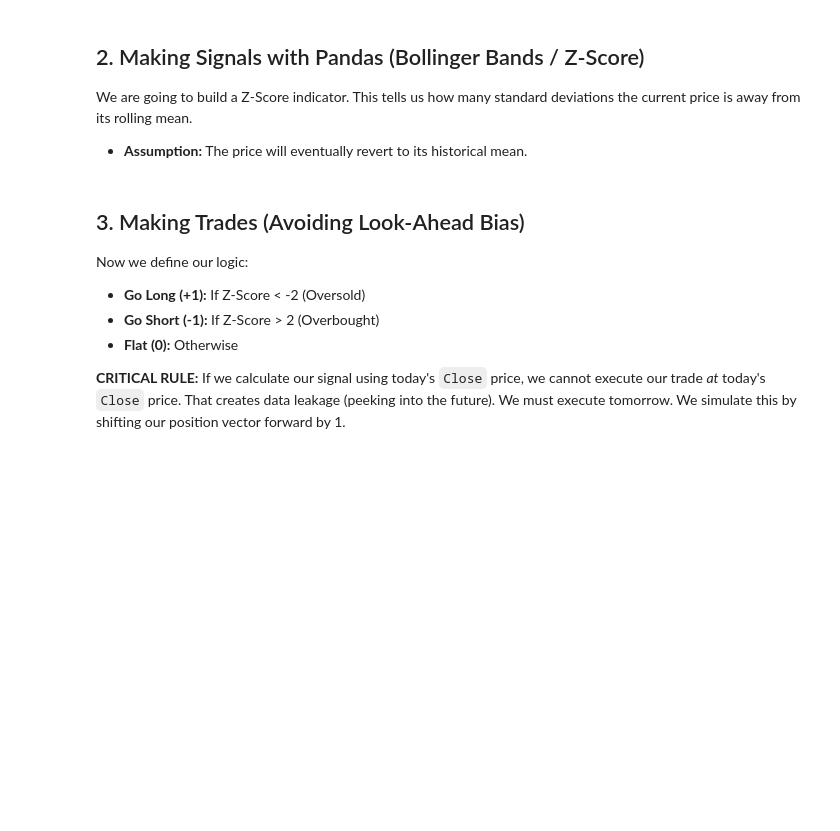
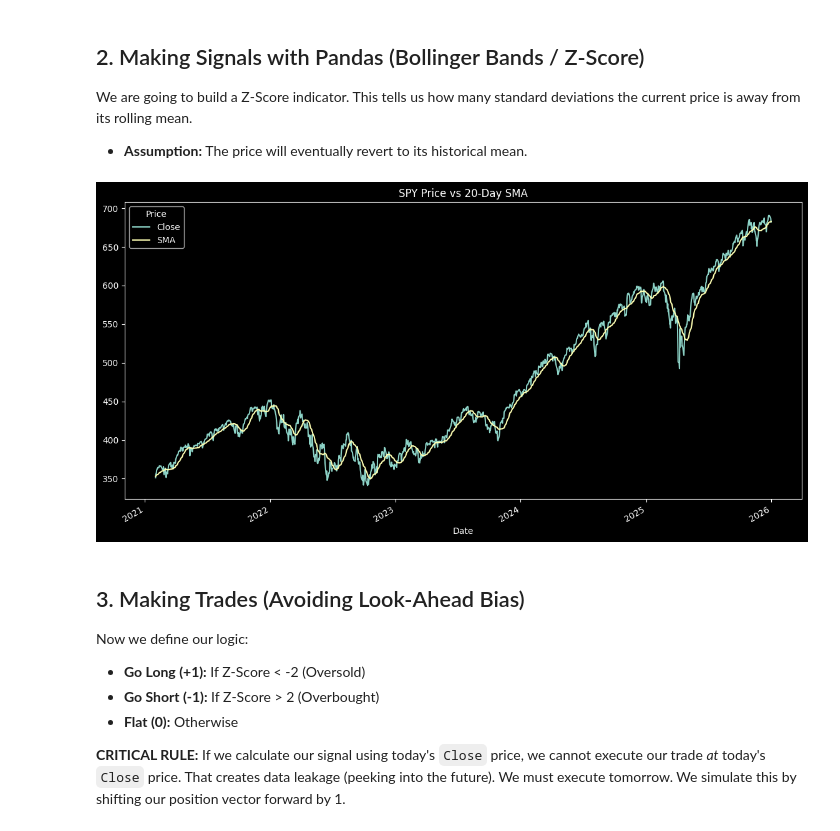
Before and after one commit to jeff547/pandas_numpy_workshop, a Jupyter notebook: workshop.ipynb, the cells around one changed output. Cells and saved outputs as stored; diff of their text form; code cells hidden in the pictures; blank space fills up the shorter version.

```diff
--- a/workshop.ipynb
+++ b/workshop.ipynb
@@ -38,23 +55,25 @@ We are going to build a Z-Score indicator. This tells us how many standard devia
 # %%
 window = 20 #arbitrary rolling window
 
 #we should use .rolling rather than a loop
 #fix the code below
 df['SMA'] = np.nan
 df['Rolling_Std'] = np.nan
 
 for i in range(window - 1, len(df)):
     df.loc[df.index[i], 'SMA'] = df['Close'].iloc[i - window + 1 : i + 1].mean()
     df.loc[df.index[i], 'Rolling_Std'] = df['Close'].iloc[i - window + 1 : i + 1].std()
 
 #calculate z score (close - mean) / std
-df['Z_Score'] =
+df['Z_Score'] = (df['Close'] - df['SMA']) / df['Rolling_Std']
 
 #drop garbage values
 df.dropna(inplace=True)
 
 df[['Close', 'SMA']].plot(title=f'{ticker} Price vs {window}-Day SMA')
 plt.show()
+# %% [output]
+[figure, added]
 # %% [markdown]
 ## 3. Making Trades (Avoiding Look-Ahead Bias)
 Now we define our logic:
```
Also changed, not shown: parts of 4 cells of this notebook.
